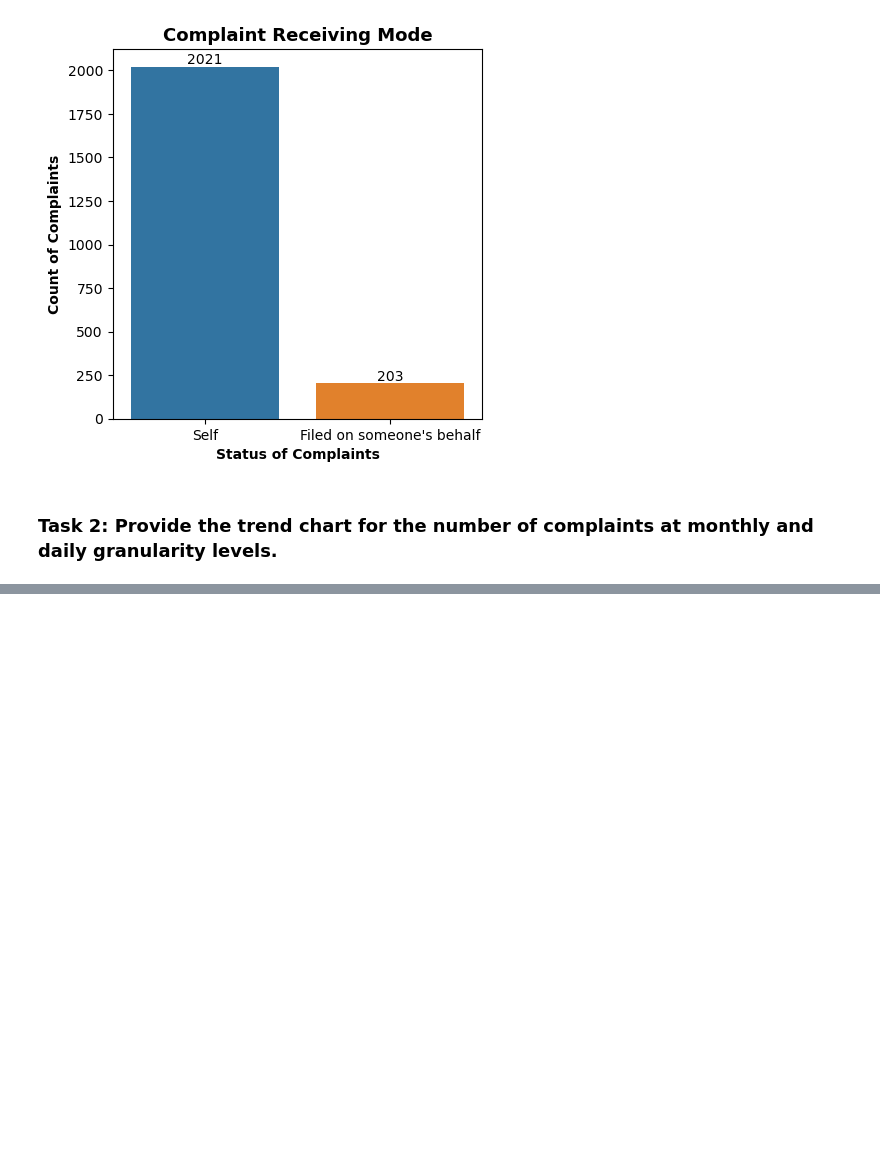
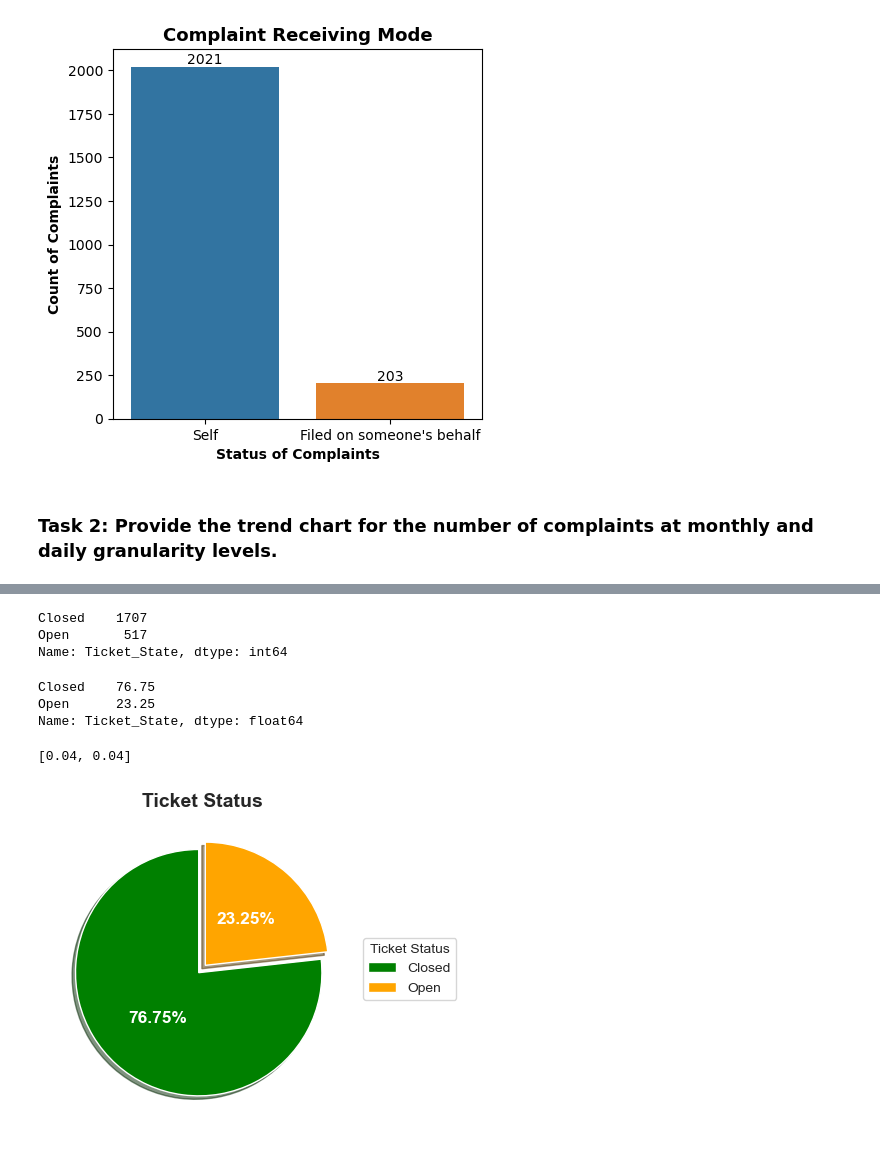
Before and after one commit to lavkushsingh31/Data_Science_Machine_Learning_Projects, a Jupyter notebook: Course Project - Comcast Telecom Consumer Complaints/Comcast Telecom Consumer Complaints.ipynb, the cells around one changed output, grey strips where cells are left out. Drawn from its saved outputs; the diff is of its cells as text; code cells hidden in the pictures; blank space fills up the shorter version.

```diff
--- a/Course Project - Comcast Telecom Consumer Complaints/Comcast Telecom Consumer Complaints.ipynb
+++ b/Course Project - Comcast Telecom Consumer Complaints/Comcast Telecom Consumer Complaints.ipynb
@@ -144,0 +264,11 @@ plt.ylabel('Count of Complaints', fontweight="bold");
+# %%
+def assign_ticket_state(ticket_status):
+    ticket_status = str(ticket_status).strip().lower()
+    if (ticket_status == 'open') | (ticket_status == 'pending'):
+        return 'Open'
+    elif (ticket_status == 'closed') | (ticket_status == 'solved'):
+        return 'Closed'
+    else:
+        return 'Undefined'
+# %%
+comcast_data['Ticket_State'] = comcast_data['Status'].apply(lambda x: assign_ticket_state(x))
@@ -144,0 +282,38 @@ plt.ylabel('Count of Complaints', fontweight="bold");
+# %%
+comcast_data['Ticket_State'].value_counts()
+# %% [output]
+Closed    1707
+Open       517
+Name: Ticket_State, dtype: int64
+# %%
+ticket_state_percent = ((comcast_data['Ticket_State'].value_counts()/comcast_data.shape[0])*100).round(2)
+ticket_state_percent
+# %% [output]
+Closed    76.75
+Open      23.25
+Name: Ticket_State, dtype: float64
+# %%
+[0.04]*len(ticket_state_percent)
+# %% [output]
+[0.04, 0.04]
+# %%
+fig, ax = plt.subplots(figsize=[12,4])
+labels = ticket_state_percent.index
+wedges, texts, autopcts = ax.pie(x= ticket_state_percent,
+                        autopct="%1.2f%%",
+                        explode=[0.04]*len(ticket_state_percent),
+                        #labels=labels,
+                        pctdistance=0.5,
+                        shadow=True,
+                        colors = ['Green', 'Orange'],
+                        startangle = 90)
+# Adding legend
+ax.legend(wedges, ['Closed', 'Open'],
+          title ="Ticket Status",
+          loc ="center left",
+          bbox_to_anchor =(1, 0, 0.5, 1))
+
+plt.setp(autopcts, **{'color':'white', 'weight':'bold', 'fontsize':12.5})
+plt.title("Ticket Status", fontsize=14, fontweight="bold");
+# %% [output]
+[figure, added]
```
Also changed, not shown: parts of 25 cells of this notebook.
